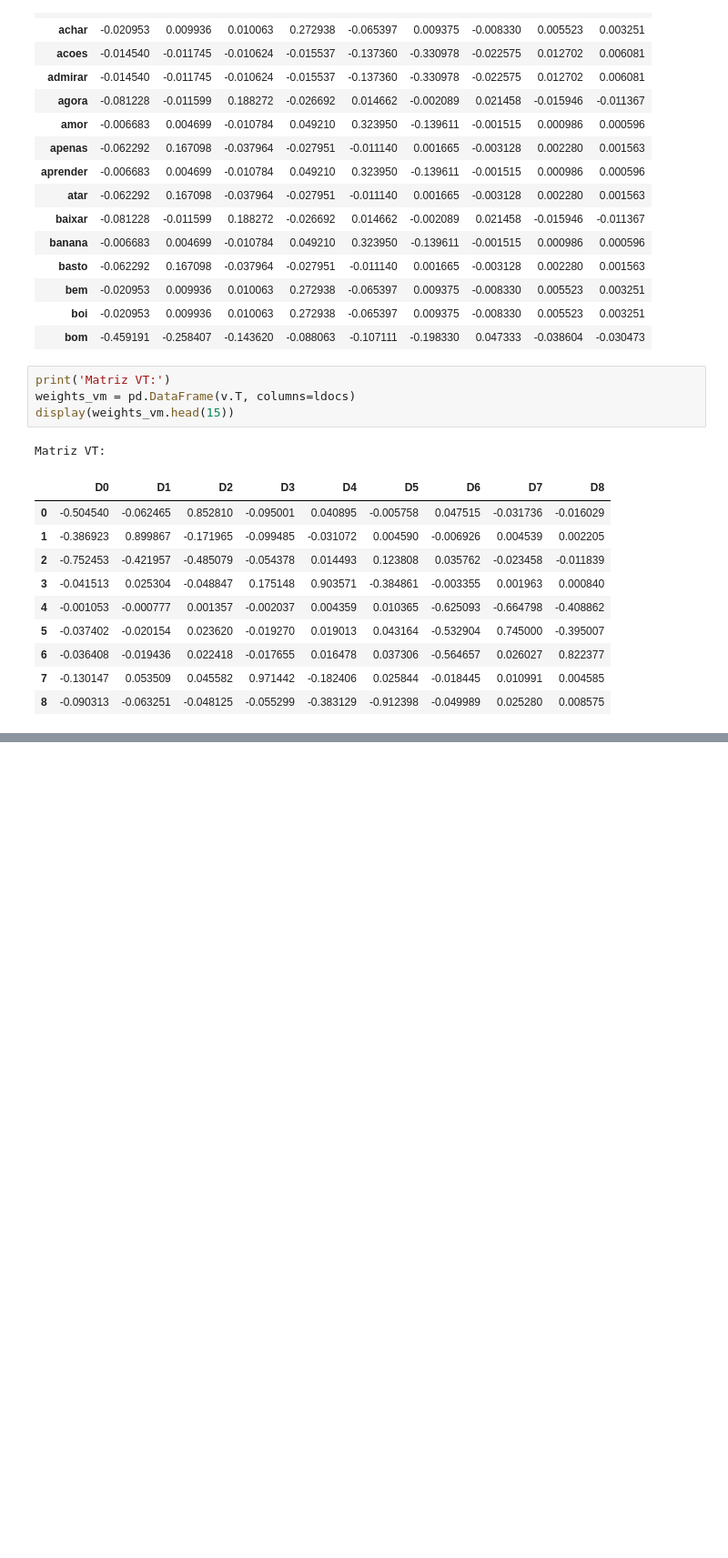
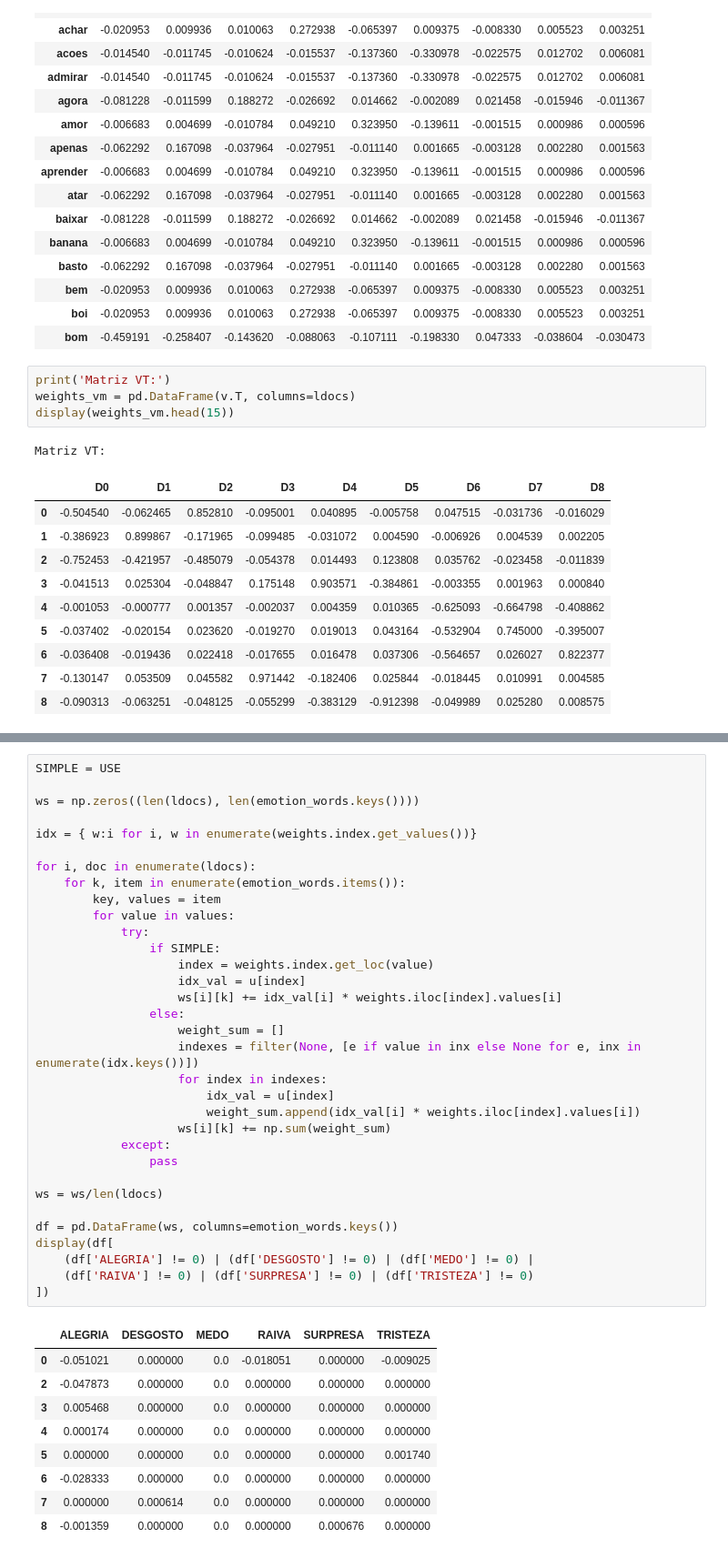
Before and after one commit to rdenadai/TxtP-Study-Notebooks, a Jupyter notebook: notebooks/text_classification_example.ipynb, the cells around one changed output, grey strips where cells are left out. Shown at 91% size. Drawn from its saved outputs; the diff is of its cells as text; blank space fills up the shorter version.

```diff
--- a/notebooks/text_classification_example.ipynb
+++ b/notebooks/text_classification_example.ipynb
@@ -448 +426,44 @@ display(df[
+# %%
+SIMPLE = USE
+
+ws = np.zeros((len(ldocs), len(emotion_words.keys())))
+
+idx = { w:i for i, w in enumerate(weights.index.get_values())}
+
+for i, doc in enumerate(ldocs):
+    for k, item in enumerate(emotion_words.items()):
+        key, values = item
+        for value in values:
+            try:
+                if SIMPLE:
+                    index = weights.index.get_loc(value)
+                    idx_val = u[index]
+                    ws[i][k] += idx_val[i] * weights.iloc[index].values[i]
+                else:
+                    weight_sum = []
+                    indexes = filter(None, [e if value in inx else None for e, inx in enumerate(idx.keys())])
+                    for index in indexes:
+                        idx_val = u[index]
+                        weight_sum.append(idx_val[i] * weights.iloc[index].values[i])
+                    ws[i][k] += np.sum(weight_sum)
+            except:
+                pass
+
+ws = ws/len(ldocs)
+
+df = pd.DataFrame(ws, columns=emotion_words.keys())
+display(df[
+    (df['ALEGRIA'] != 0) | (df['DESGOSTO'] != 0) | (df['MEDO'] != 0) |
+    (df['RAIVA'] != 0) | (df['SURPRESA'] != 0) | (df['TRISTEZA'] != 0)
+])
+# %% [output]
+|  | ALEGRIA | DESGOSTO | MEDO | RAIVA | SURPRESA | TRISTEZA |
+| 0 | -0.051021 | 0.000000 | 0.0 | -0.018051 | 0.000000 | -0.009025 |
+| 2 | -0.047873 | 0.000000 | 0.0 | 0.000000 | 0.000000 | 0.000000 |
+| 3 | 0.005468 | 0.000000 | 0.0 | 0.000000 | 0.000000 | 0.000000 |
+| 4 | 0.000174 | 0.000000 | 0.0 | 0.000000 | 0.000000 | 0.000000 |
+| 5 | 0.000000 | 0.000000 | 0.0 | 0.000000 | 0.000000 | 0.001740 |
+| 6 | -0.028333 | 0.000000 | 0.0 | 0.000000 | 0.000000 | 0.000000 |
+| 7 | 0.000000 | 0.000614 | 0.0 | 0.000000 | 0.000000 | 0.000000 |
+| 8 | -0.001359 | 0.000000 | 0.0 | 0.000000 | 0.000676 | 0.000000 |
 # %%
```
Also changed, not shown: parts of 18 cells of this notebook.
